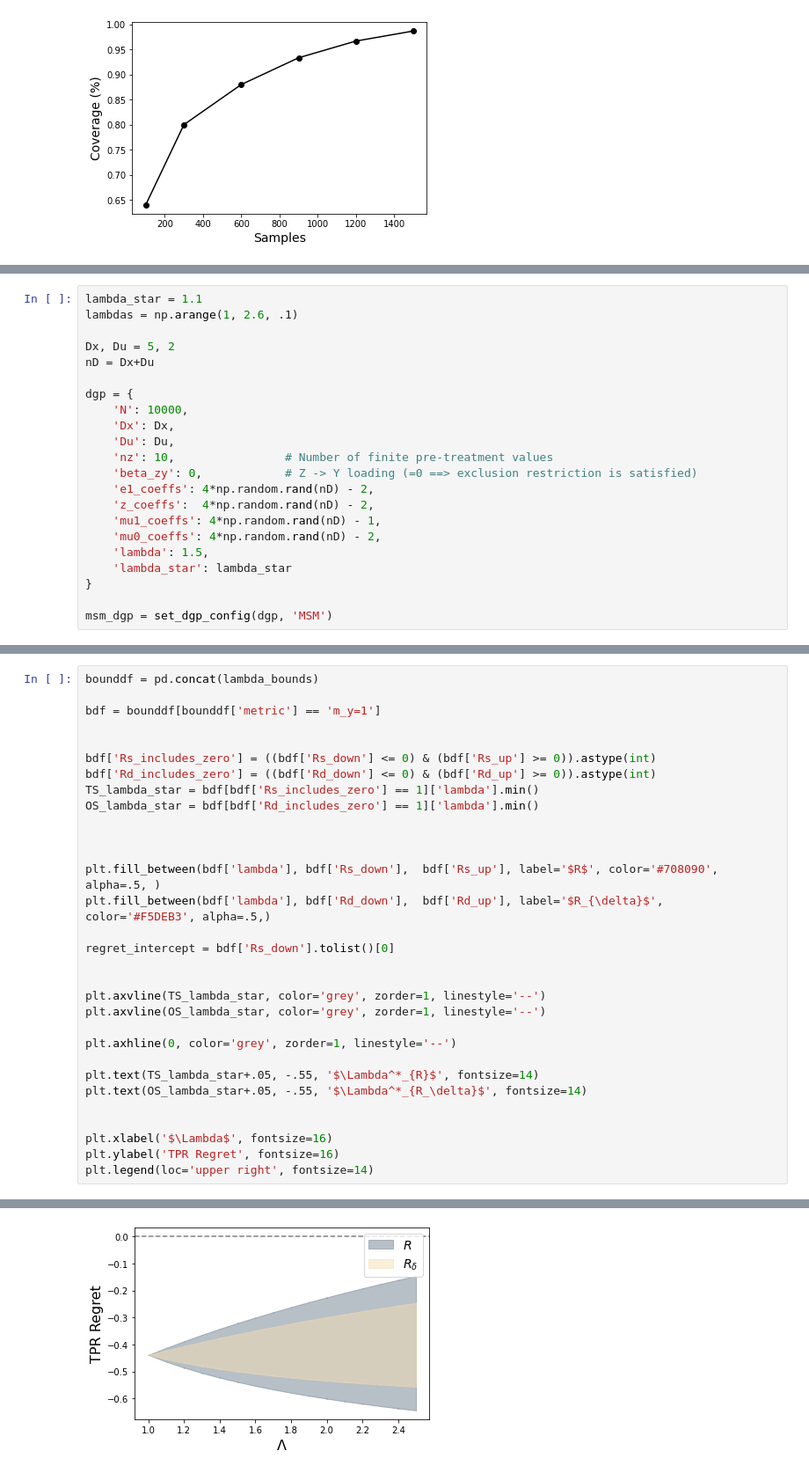
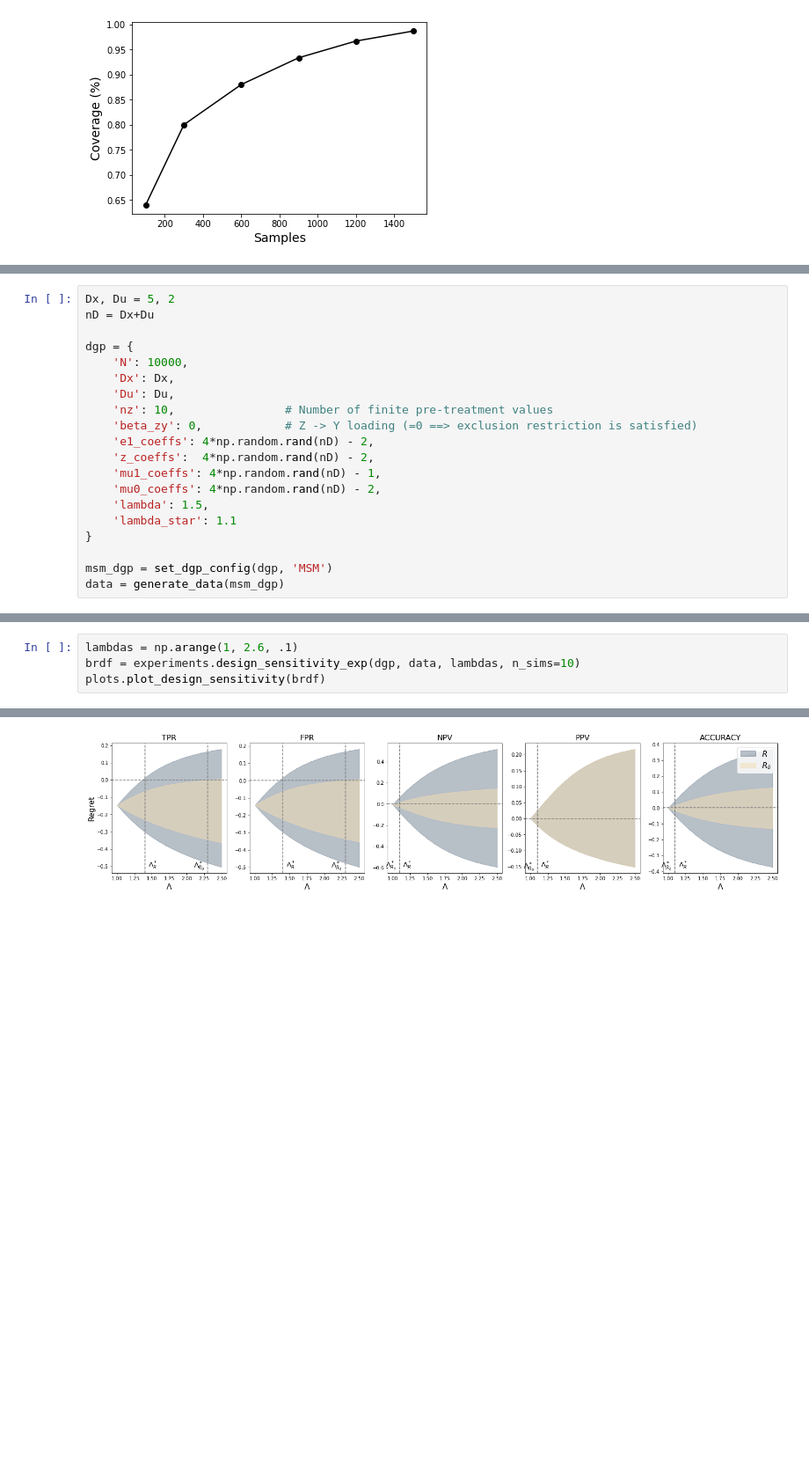
Before and after one commit to lguerdan/policy_comparison_under_confounding, a Jupyter notebook: synthetic_experiments_v2.ipynb, the cells around one changed output, grey strips where cells are left out. Shown at 88% size. Saved outputs shown, nothing was run; the diff lists cells and outputs as text; blank space fills up the shorter version.

Commit message:
Checkpoint: working sensitivity plots

```diff
--- a/synthetic_experiments_v2.ipynb
+++ b/synthetic_experiments_v2.ipynb
@@ -184,8 +154,5 @@ Text(0, 0.5, 'Coverage (%)')
 - Delta bounds enable certifying a policy improvement up to a larger magnitude of confounding
 # %%
-lambda_star = 1.1
-lambdas = np.arange(1, 2.6, .1)
-
 Dx, Du = 5, 2
 nD = Dx+Du
 
@@ -200,7 +167,8 @@ dgp = {
     'mu1_coeffs': 4*np.random.rand(nD) - 1,
     'mu0_coeffs': 4*np.random.rand(nD) - 2,
     'lambda': 1.5,
-    'lambda_star': lambda_star
+    'lambda_star': 1.1
 }
 
 msm_dgp = set_dgp_config(dgp, 'MSM')
+data = generate_data(msm_dgp)
@@ -220,32 +175,5 @@ NameError: name 'data' is not defined
 # %%
-bounddf = pd.concat(lambda_bounds)
-
-bdf = bounddf[bounddf['metric'] == 'm_y=1']
-
-
-bdf['Rs_includes_zero'] = ((bdf['Rs_down'] <= 0) & (bdf['Rs_up'] >= 0)).astype(int)
-bdf['Rd_includes_zero'] = ((bdf['Rd_down'] <= 0) & (bdf['Rd_up'] >= 0)).astype(int)
-TS_lambda_star = bdf[bdf['Rs_includes_zero'] == 1]['lambda'].min()
-OS_lambda_star = bdf[bdf['Rd_includes_zero'] == 1]['lambda'].min()
-
-
-
-plt.fill_between(bdf['lambda'], bdf['Rs_down'],  bdf['Rs_up'], label='$R$', color='#708090', alpha=.5, )
-plt.fill_between(bdf['lambda'], bdf['Rd_down'],  bdf['Rd_up'], label='$R_{\delta}$', color='#F5DEB3', alpha=.5,)
-
-regret_intercept = bdf['Rs_down'].tolist()[0]
-
-
-plt.axvline(TS_lambda_star, color='grey', zorder=1, linestyle='--')
-plt.axvline(OS_lambda_star, color='grey', zorder=1, linestyle='--')
-
-plt.axhline(0, color='grey', zorder=1, linestyle='--')
-
-plt.text(TS_lambda_star+.05, -.55, '$\Lambda^*_{R}$', fontsize=14)
-plt.text(OS_lambda_star+.05, -.55, '$\Lambda^*_{R_\delta}$', fontsize=14)
-
-
-plt.xlabel('$\Lambda$', fontsize=16)
-plt.ylabel('TPR Regret', fontsize=16)
-plt.legend(loc='upper right', fontsize=14)
+lambdas = np.arange(1, 2.6, .1)
+brdf = experiments.design_sensitivity_exp(dgp, data, lambdas, n_sims=10)
+plots.plot_design_sensitivity(brdf)
 # %% [output]
@@ -267,2 +197,2 @@ posx and posy should be finite values
-[figure, old version]
+[figure, new version]
 # %% [markdown]
```
Also changed, not shown: parts of 30 cells of this notebook, 7 other files.
